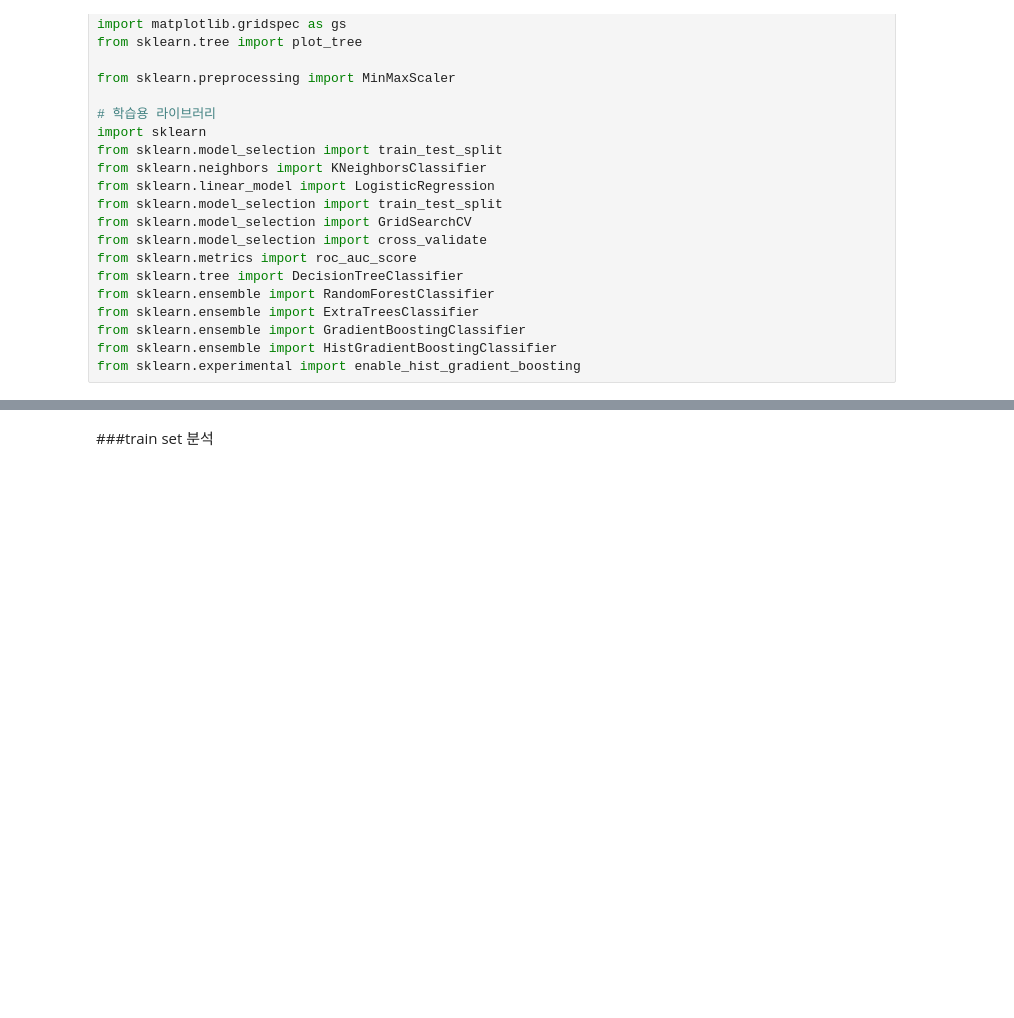
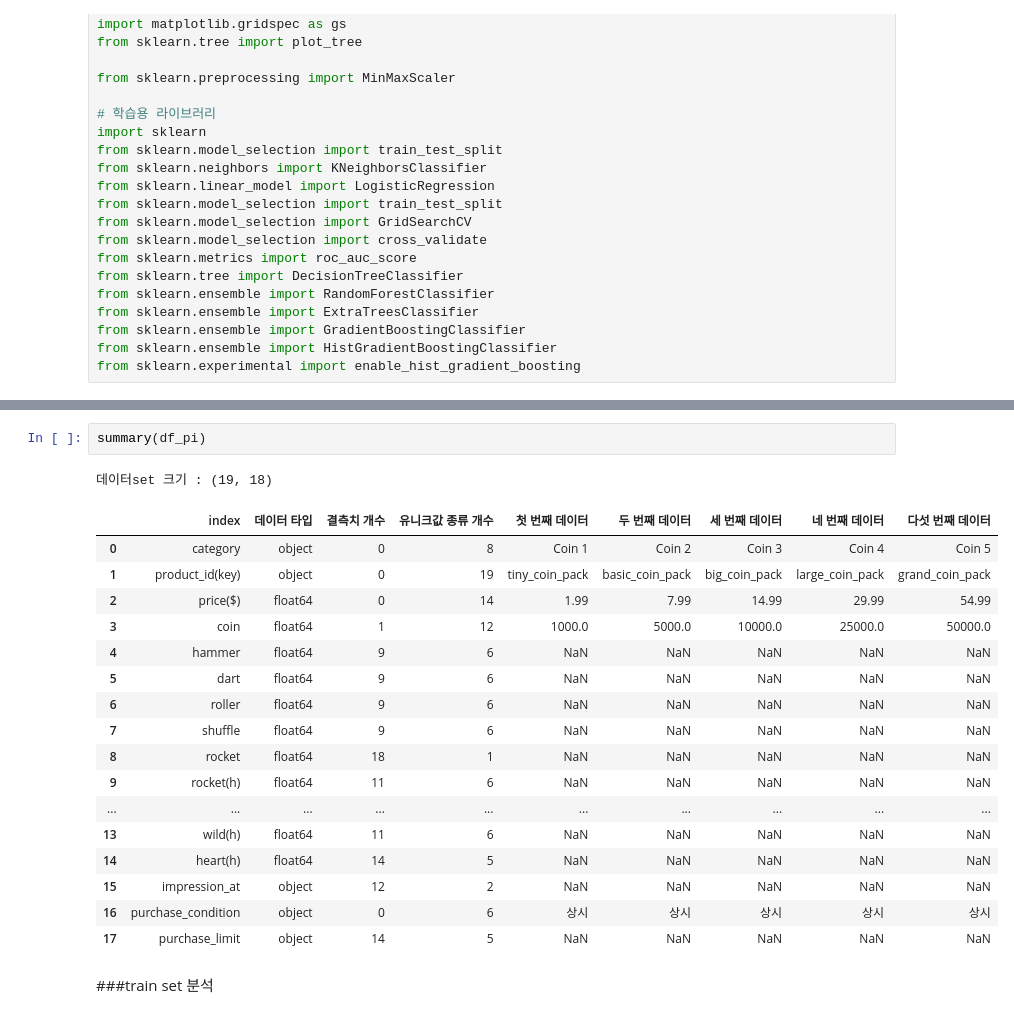
Before and after one commit to mqifjjfwiot/Assignments, a Jupyter notebook: Cookapps/Cookapps.ipynb, the cells around one changed output, grey strips where cells are left out. Drawn from its saved outputs; the diff is of its cells as text; blank space fills up the shorter version.

```diff
--- a/Cookapps/Cookapps.ipynb
+++ b/Cookapps/Cookapps.ipynb
@@ -38,3 +144,24 @@ base_url = '/content/drive/MyDrive/Colab Notebooks/Nexon/'
+# %%
+summary(df_pi)
+# %% [output]
+데이터set 크기 : (19, 18)
+|  | index | 데이터 타입 | 결측치 개수 | 유니크값 종류 개수 | 첫 번째 데이터 | 두 번째 데이터 | 세 번째 데이터 | 네 번째 데이터 | 다섯 번째 데이터 |
+| 0 | category | object | 0 | 8 | Coin 1 | Coin 2 | Coin 3 | Coin 4 | Coin 5 |
+| 1 | product_id(key) | object | 0 | 19 | tiny_coin_pack | basic_coin_pack | big_coin_pack | large_coin_pack | grand_coin_pack |
+| 2 | price($) | float64 | 0 | 14 | 1.99 | 7.99 | 14.99 | 29.99 | 54.99 |
+| 3 | coin | float64 | 1 | 12 | 1000.0 | 5000.0 | 10000.0 | 25000.0 | 50000.0 |
+| 4 | hammer | float64 | 9 | 6 | NaN | NaN | NaN | NaN | NaN |
+| 5 | dart | float64 | 9 | 6 | NaN | NaN | NaN | NaN | NaN |
+| 6 | roller | float64 | 9 | 6 | NaN | NaN | NaN | NaN | NaN |
+| 7 | shuffle | float64 | 9 | 6 | NaN | NaN | NaN | NaN | NaN |
+| 8 | rocket | float64 | 18 | 1 | NaN | NaN | NaN | NaN | NaN |
+| 9 | rocket(h) | float64 | 11 | 6 | NaN | NaN | NaN | NaN | NaN |
+| ... | ... | ... | ... | ... | ... | ... | ... | ... | ... |
+| 13 | wild(h) | float64 | 11 | 6 | NaN | NaN | NaN | NaN | NaN |
+| 14 | heart(h) | float64 | 14 | 5 | NaN | NaN | NaN | NaN | NaN |
+| 15 | impression_at | object | 12 | 2 | NaN | NaN | NaN | NaN | NaN |
+| 16 | purchase_condition | object | 0 | 6 | 상시 | 상시 | 상시 | 상시 | 상시 |
+| 17 | purchase_limit | object | 14 | 5 | NaN | NaN | NaN | NaN | NaN |
 # %% [markdown]
 ###train set 분석
 # %%
```
Also changed, not shown: parts of 11 cells of this notebook.
